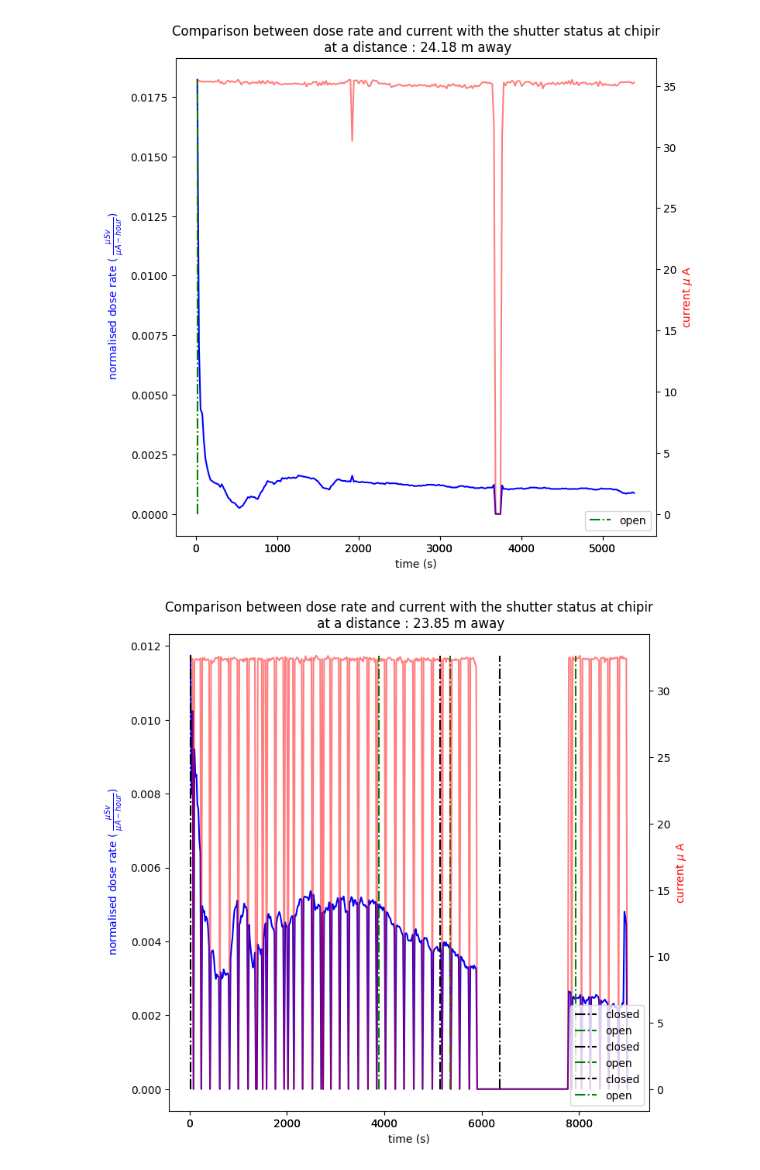
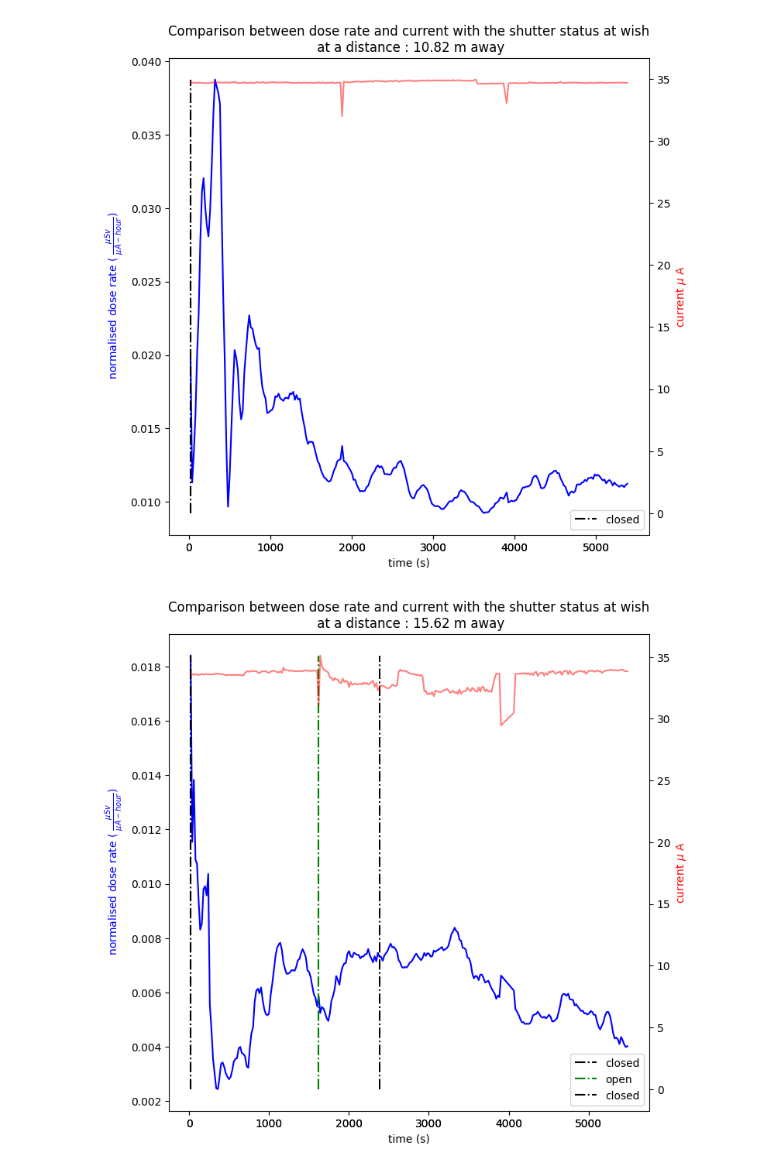
Before and after one commit to py1sl/neutron_background_survey, a Jupyter notebook: src/diamon_analysis_notebook.ipynb, the cells around one changed output. Cells and saved outputs as stored; diff of their text form; code cells hidden in the pictures.

```diff
--- a/src/diamon_analysis_notebook.ipynb
+++ b/src/diamon_analysis_notebook.ipynb
@@ -17,5 +28,10 @@ data_dict = main.main()
+# %%
+importlib.reload(main)
+importlib.reload(dia)
+importlib.reload(da)
+main_data = main.main()
 # %%
-data = data_dict["all_data"]
-beam_df = data_dict["df"]
-open_shutters = data_dict["open_shutter"]
-closed_shutters = data_dict["closed_shutter"]
+data = main_data["all_data"]
+beam_df = main_data["df"]
+open_shutters = main_data["open_shutter"]
+closed_shutters = main_data["closed_shutter"]
@@ -25,5 +42,12 @@ filtered_closed = closed_shutters.groupby("file_name").mean(numeric_only=True).r
+# %%
+importlib.reload(da)
+#run once
+open_shutters = da.average_repeated_data(open_shutters)
+closed_shutters = da.average_repeated_data(closed_shutters)
+data = {key: da.filter_low_beam_current(result, 25) for key, result in data.items()}
 # %%
+importlib.reload(p)
 for key, result in data.items():
-    if da.get_names(result["reference"])[1] == "chipir":
+    if result["reference"]["Measurement Reference"].iloc[0][1] == "W":
         p.plot_dose_time(result)
 # %% [output]
@@ -31,2 +55,2 @@ for key, result in data.items():
-[figure, old version]
+[figure, new version]
-[figure, old version]
+[figure, new version]
```
Also changed, not shown: parts of 14 cells of this notebook.
